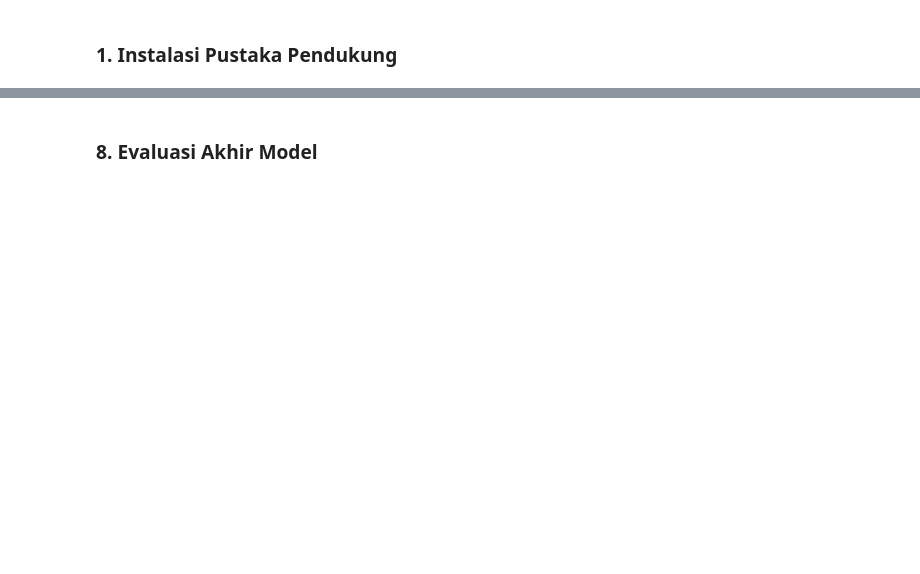
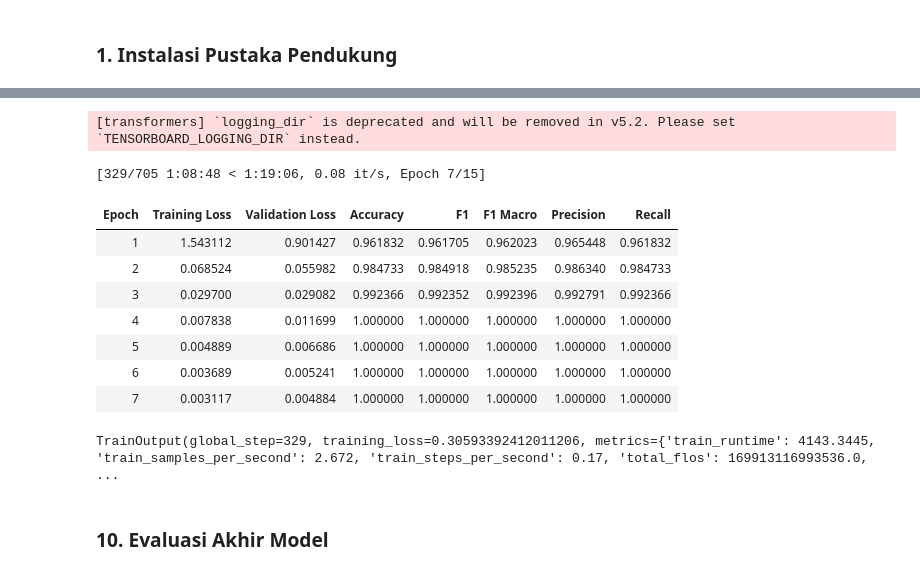
Before and after one commit to naemaaa/Matchaa, a Jupyter notebook: ats_model_app/train_indobert.ipynb, the cells around one changed output, grey strips where cells are left out. Drawn from its saved outputs; the diff is of its cells as text; code cells hidden in the pictures; blank space fills up the shorter version.

```diff
--- a/ats_model_app/train_indobert.ipynb
+++ b/ats_model_app/train_indobert.ipynb
@@ -112,4 +224,70 @@ trainer.train()
+# %%
+from transformers import TrainingArguments, Trainer, EarlyStoppingCallback
+import torch.nn as nn
+import torch
+
+class WeightedTrainer(Trainer):
+    def compute_loss(self, model, inputs, return_outputs=False, **kwargs):
+        labels_batch = inputs.pop("labels")
+        outputs = model(**inputs)
+        logits = outputs.logits
+        loss_fct = nn.CrossEntropyLoss(weight=class_weights.to(logits.device))
+        loss = loss_fct(logits.view(-1, len(labels)), labels_batch.view(-1))
+        return (loss, outputs) if return_outputs else loss
+
+output_dir = "/content/drive/MyDrive/Pijak/Indobert/results"
+
+# Calculate warmup steps (10% of total training steps)
+total_train_steps = int(15 * (len(tokenized_train) / 16) / 1)
+warmup_steps_calculated = int(0.1 * total_train_steps)
+
+training_args = TrainingArguments(
+    output_dir=output_dir,
+    eval_strategy="epoch",
+    save_strategy="epoch",
+    save_total_limit=2,
+    learning_rate=2e-5,
+    per_device_train_batch_size=16,
+    per_device_eval_batch_size=32,
+    gradient_accumulation_steps=1,
+    num_train_epochs=15,
+    weight_decay=0.01,
+    warmup_steps=warmup_steps_calculated, # Changed from warmup_ratio to warmup_steps
+    lr_scheduler_type="cosine",
+    load_best_model_at_end=True,
+    metric_for_best_model="f1_macro",
+    greater_is_better=True,
+    logging_steps=10,
+    report_to="tensorboard", # Changed from "none" to "tensorboard"
+    TENSORBOARD_LOGGING_DIR=f"{output_dir}/logs", # Changed logging_dir to TENSORBOARD_LOGGING_DIR
+    fp16=torch.cuda.is_available(),
+    seed=SEED,
+)
+
+trainer = WeightedTrainer(
+    model=model,
+    args=training_args,
+    train_dataset=tokenized_train,
+    eval_dataset=tokenized_val,
+    compute_metrics=compute_metrics,
+    callbacks=[EarlyStoppingCallback(early_stopping_patience=3)],
+)
+
+# Jalankan training
+trainer.train()
+# %% [output]
+[transformers] `logging_dir` is deprecated and will be removed in v5.2. Please set `TENSORBOARD_LOGGING_DIR` instead.
+[329/705 1:08:48 < 1:19:06, 0.08 it/s, Epoch 7/15]
+| Epoch | Training Loss | Validation Loss | Accuracy | F1 | F1 Macro | Precision | Recall |
+| 1 | 1.543112 | 0.901427 | 0.961832 | 0.961705 | 0.962023 | 0.965448 | 0.961832 |
+| 2 | 0.068524 | 0.055982 | 0.984733 | 0.984918 | 0.985235 | 0.986340 | 0.984733 |
+| 3 | 0.029700 | 0.029082 | 0.992366 | 0.992352 | 0.992396 | 0.992791 | 0.992366 |
+| 4 | 0.007838 | 0.011699 | 1.000000 | 1.000000 | 1.000000 | 1.000000 | 1.000000 |
+| 5 | 0.004889 | 0.006686 | 1.000000 | 1.000000 | 1.000000 | 1.000000 | 1.000000 |
+| 6 | 0.003689 | 0.005241 | 1.000000 | 1.000000 | 1.000000 | 1.000000 | 1.000000 |
+| 7 | 0.003117 | 0.004884 | 1.000000 | 1.000000 | 1.000000 | 1.000000 | 1.000000 |
+TrainOutput(global_step=329, training_loss=0.30593392412011206, metrics={'train_runtime': 4143.3445, 'train_samples_per_second': 2.672, 'train_steps_per_second': 0.17, 'total_flos': 169913116993536.0, ...
 # %% [markdown]
-### 8. Evaluasi Akhir Model
+### 10. Evaluasi Akhir Model
 # %%
 eval_results = trainer.evaluate()
```
Also changed, not shown: parts of 34 cells of this notebook, 3 other files.
